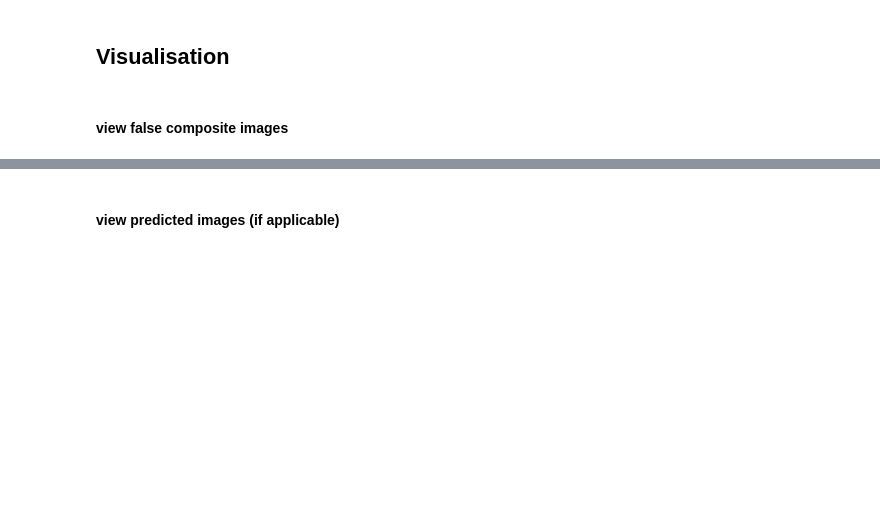
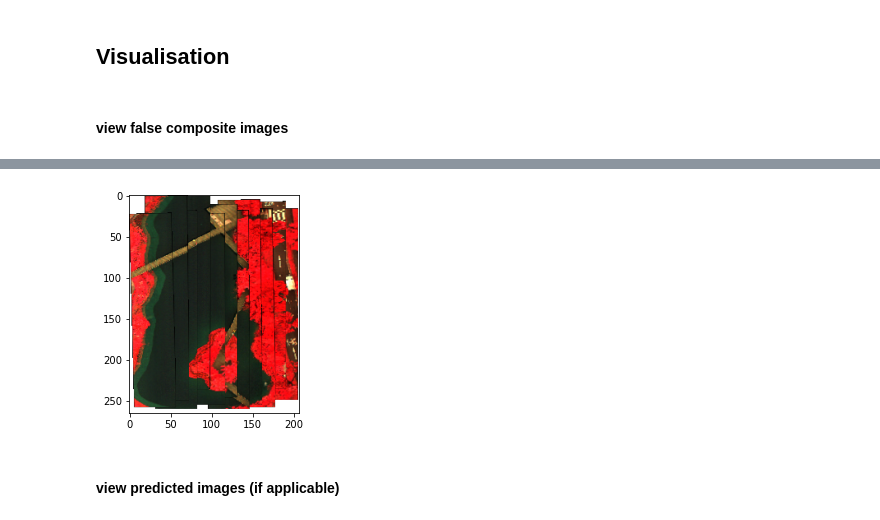
Before and after one commit to pakhuiying/CoastalWQL, a Jupyter notebook: CoastalWQL_nb.ipynb, the cells around one changed output, grey strips where cells are left out. Drawn from its saved outputs; the diff is of its cells as text; code cells hidden in the pictures; blank space fills up the shorter version.

```diff
--- a/CoastalWQL_nb.ipynb
+++ b/CoastalWQL_nb.ipynb
@@ -78,13 +84,16 @@ xgb_seg_model = load_xgb_segmentation_model(xgb_seg_fp)
 # %% [markdown]
 #### Prediction inputs (optional)
 # %%
-predict_checkbox = True
-# model_fp = r"Models\turbidity_prediction\XGB_corrected_trimmed100_1.json" #XGBoost model
-model_fp = r"Models\turbidity_prediction\saved_models\DNN_corrected_trimmed100_1" #DNN model
-model_type = "DNN" #If XGBoost model is used, change to "XGBoost"
+predict_checkbox = False #True
+model_fp = r"Models\turbidity_prediction\XGB_corrected_trimmed100_1.json" #XGBoost model
+# model_fp = r"Models\turbidity_prediction\saved_models\DNN_corrected_trimmed100_1" #DNN model
+model_type = "XGBoost" #If XGBoost model is used, change to "XGBoost", else if DNN model is used, change to "DNN"
 covariates_index_list = "4:15,33:38,43:46,53:54" #indices of covariates
 covariates_index_list = covariates_str_to_list(covariates_index_list)
 downsample_slider = 40
+
+# Updated notes on prediction models
+# Our team is currently working on a project with confidential information, and thus model trained on the confidential information cannot be disclosed
 # %%
 gps_df = import_gps(image_fp)
 unique_gps_df = get_unique_df(gps_df)
@@ -125,13 +153,16 @@ New indices: [(1564, 1749), (2188, 2514), (3278, 3823), (4302, 5068), (5705, 667
 # %%
 # # select the most appropriate time delay correction e.g.1200
-# live_correction = LiveCorrection(general_dict,datetime_list,time_delay=1200,scale=20)
-# # select the directory where you want to save the corrected_indices
-# live_correction.main()
-# corrected_indices_fp = r"C:\Users\PAKHUIYING\OneDrive - Nanyang Technological University\NTU\image_processing\F3_processed_images\2022_01_13_2"
-# live_correction.save_corrected_indices(corrected_indices_fp)
+live_correction = LiveCorrection(general_dict,datetime_list,time_delay=1200,scale=20)
+# select the directory where you want to save the corrected_indices
+live_correction.main()
+corrected_indices_fp = fp_store #r"C:\Users\PAKHUIYING\OneDrive - Nanyang Technological University\NTU\image_processing\F3_processed_images\2022_01_13_2"
+live_correction.save_corrected_indices(corrected_indices_fp)
 
-# corrected_fp = r"C:\Users\PAKHUIYING\OneDrive - Nanyang Technological University\NTU\image_processing\F3_processed_images\2022_01_13_2\corrected_indices.json" #corrected image indices (optional)
+corrected_fp = join(fp_store,"corrected_indices.json") #r"C:\Users\PAKHUIYING\OneDrive - Nanyang Technological University\NTU\image_processing\F3_processed_images\2022_01_13_2\corrected_indices.json" #corrected image indices (optional)
 
-# with open(corrected_fp, "r") as read_file:
-#     corrected_indices = json.load(read_file)
-# corrected_indices = [(i['start'],i['stop']) for i in corrected_indices]
+# Load corrected indices
+with open(corrected_fp, "r") as read_file:
+    corrected_indices = json.load(read_file)
+corrected_indices = [(i['start'],i['stop']) for i in corrected_indices]
+
+print(corrected_indices)
@@ -368,9 +432,12 @@ img_resize_list,bytes_list,df,wql_legend = vc.rgb_canvas()
 # %%
 plt.figure()
 for i in img_resize_list:
     plt.imshow(i)
-plt.plot(df['x_general'],i.shape[1]-df['y_general'],'k.')
+if df is not None:
+    plt.plot(df['x_general'],i.shape[1]-df['y_general'],'k.')
 plt.show()
+# %% [output]
+[figure, added]
 # %% [markdown]
 #### view predicted images (if applicable)
 # %%
```
Also changed, not shown: parts of 13 cells of this notebook.
